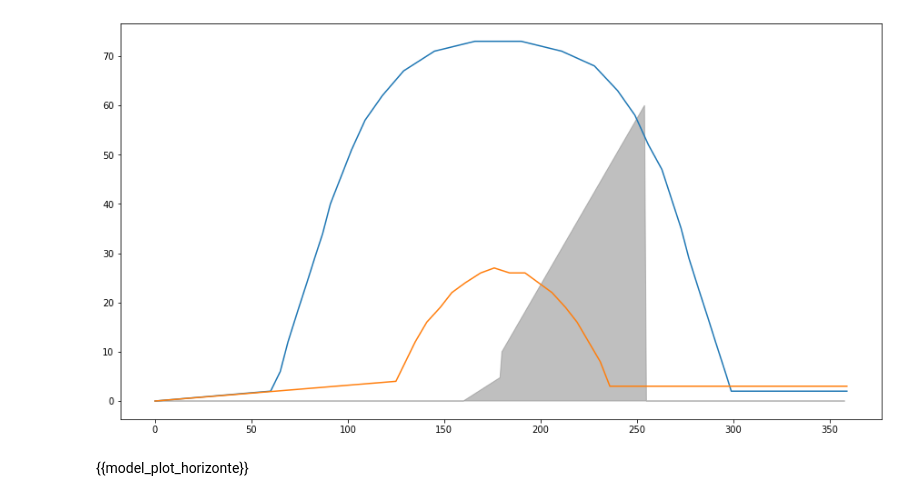
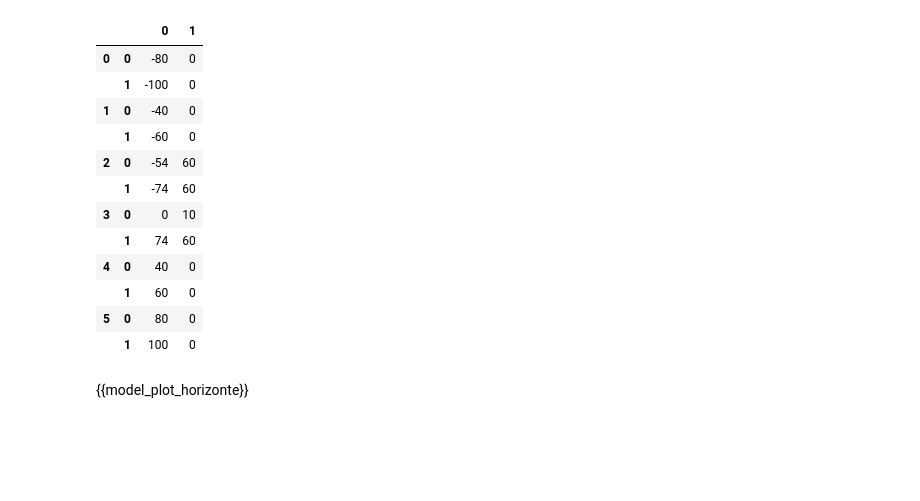
Before and after one commit to wattbucket/1kperdidassom, a Jupyter notebook: notebook.ipynb, the cells around one changed output. Drawn from its saved outputs; the diff is of its cells as text; code cells hidden in the pictures; blank space fills up the shorter version.

```diff
--- a/notebook.ipynb
+++ b/notebook.ipynb
@@ -36,20 +67,20 @@ from io import BytesIO
+# %%
+df
+# %% [output]
+|  |  | 0 | 1 |
+| 0 | 0 | -80 | 0 |
+|  | 1 | -100 | 0 |
+| 1 | 0 | -40 | 0 |
+|  | 1 | -60 | 0 |
+| 2 | 0 | -54 | 60 |
+|  | 1 | -74 | 60 |
+| 3 | 0 | 0 | 10 |
+|  | 1 | 74 | 60 |
+| 4 | 0 | 40 | 0 |
+|  | 1 | 60 | 0 |
+| 5 | 0 | 80 | 0 |
+|  | 1 | 100 | 0 |
 # %%
-# p=session["p"]
-p=[[-80,0],[-100,0],[-40,0],[-60,0],[-0,5],[-20,0],[0,10],[20,0],[40,0],[60,0],[80,0],[100,0]]
-
-# Ess=session["Ess"]
-
-# datos del navegador
-latitud = 40
-longitud = -4
-inclinacion = 30
-orientacion = 20
-punto = '3,1,74,60'
-Es0 = 2123.67
-
-
-
-
 # \\\\\\\\\\\\\\\\\\\\\\\\\\\\\\\\\\\\\\\\\\\\\\\\\\\
 # pedidas con el horizonte de la figura
 def horizonte(p,df):
@@ -70,22 +101,6 @@ def horizonte(p,df):
     s=d.interpolate()
     return s
 #
-# tuples=[(0,0),(0,1),(1,0),(1,1),(2,0),(2,1),(3,0),(3,1),(4,0),(4,1),(5,0),(5,1),(6,0),(6,1),(7,0),(7,1)]
-tuples=[(0,0),(0,1),(1,0),(1,1),(2,0),(2,1),(3,0),(3,1),(4,0),(4,1),(5,0),(5,1)]
-index=pd.MultiIndex.from_tuples(tuples)
-
-st=pd.Series(0, index=np.arange(360))
-df=pd.DataFrame(p, index=index)
-# session.pop('p', None) #####   !!!! ojo libera la sesion para poder y acumulando los cambios
-# actualiza con el punto del front
-pp = pd.DataFrame([x.split(',') for x in punto.split('\n')])
-pp=pp.astype(int)
-# actualiza la tabla de puntos
-df.loc[pp.at[0,0]].at[pp.at[0,1],0]=pp.at[0,2]
-df.loc[pp.at[0,0]].at[pp.at[0,1],1]=pp.at[0,3]
-# print(df)
-p=df.values.tolist()
-
 # para combinar en un solo perfil los perfiles de las parejas de ppuntos
 puntos=list(set(index.get_level_values(0)))
 for i in puntos:
@@ -166,9 +181,7 @@ plt.savefig(img, format='png')
 img.seek(0)
 plot_url = base64.b64encode(img.getvalue()).decode()
 model_plot_horizonte = Markup('<img src="embedded-picture">'.format(plot_url))
-# plt.close()
+plt.close()
-# %% [output]
-[figure, removed]
 # %% [markdown]
 {{model_plot_horizonte}}
 # %%
```
Also changed, not shown: parts of 4 cells of this notebook, 1 other file.
